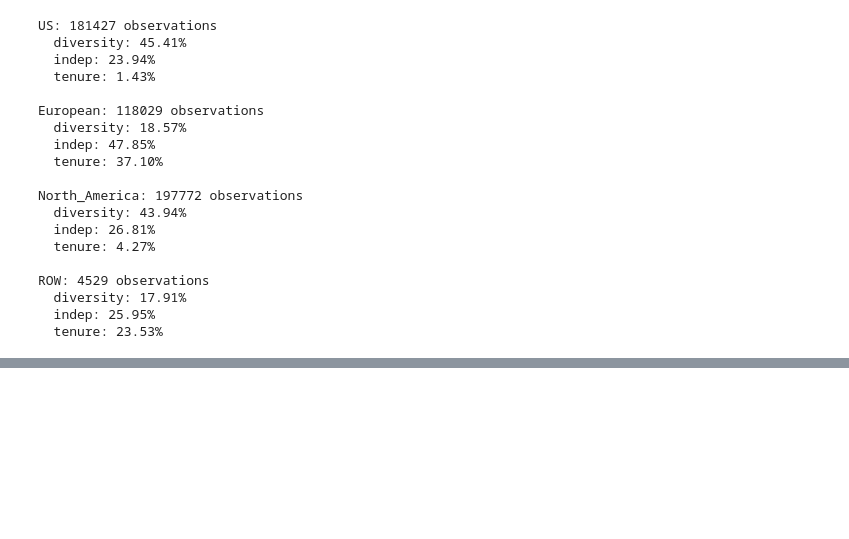
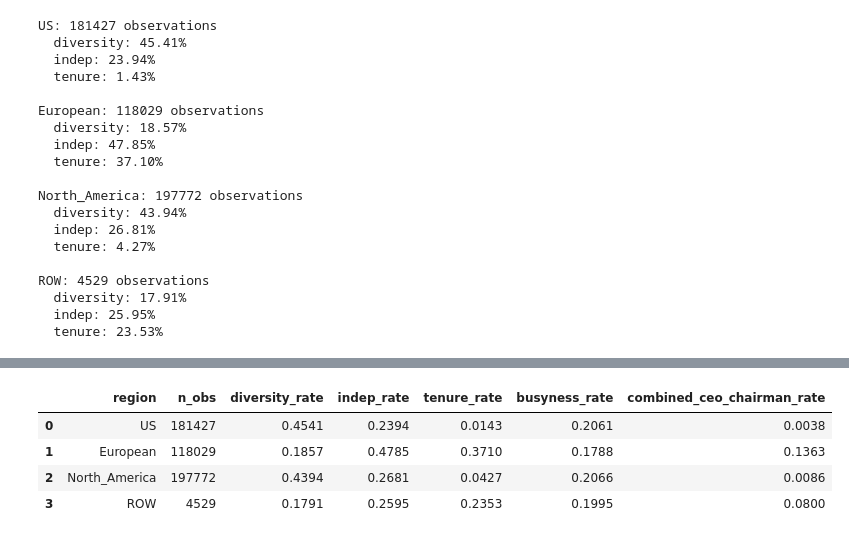
Before and after one commit to jheelee21/imputing-voting-rationales, a Jupyter notebook: notebooks/01_exploration.ipynb, the cells around one changed output, grey strips where cells are left out. Saved outputs shown, nothing was run; the diff lists cells and outputs as text; code cells hidden in the pictures; blank space fills up the shorter version.

```diff
--- a/notebooks/01_exploration.ipynb
+++ b/notebooks/01_exploration.ipynb
@@ -555,0 +539,34 @@ Investor 2, Meeting 84036, Year 2014
+# %%
+# REGION ANALYSIS
+
+region_cols = ['US', 'European', 'North_America', 'ROW']
+
+summary_rows = []
+
+for region in region_cols:
+    if region not in df_filtered.columns:
+        continue
+
+    region_data = df_filtered[df_filtered[region] == 1]
+
+    row = {
+        "region": region,
+        "n_obs": len(region_data)
+    }
+
+    for label in TARGET_LABELS:
+        labeled = region_data[region_data[label].notna()]
+        row[f"{label}_rate"] = (
+            labeled[label].mean() if len(labeled) > 50 else np.nan
+        )
+
+    summary_rows.append(row)
+
+region_summary = pd.DataFrame(summary_rows)
+region_summary
+# %% [output]
+|  | region | n_obs | diversity_rate | indep_rate | tenure_rate | busyness_rate | combined_ceo_chairman_rate |
+| 0 | US | 181427 | 0.4541 | 0.2394 | 0.0143 | 0.2061 | 0.0038 |
+| 1 | European | 118029 | 0.1857 | 0.4785 | 0.3710 | 0.1788 | 0.1363 |
+| 2 | North_America | 197772 | 0.4394 | 0.2681 | 0.0427 | 0.2066 | 0.0086 |
+| 3 | ROW | 4529 | 0.1791 | 0.2595 | 0.2353 | 0.1995 | 0.0800 |
```
Also changed, not shown: parts of 8 cells of this notebook, 2 other files.
